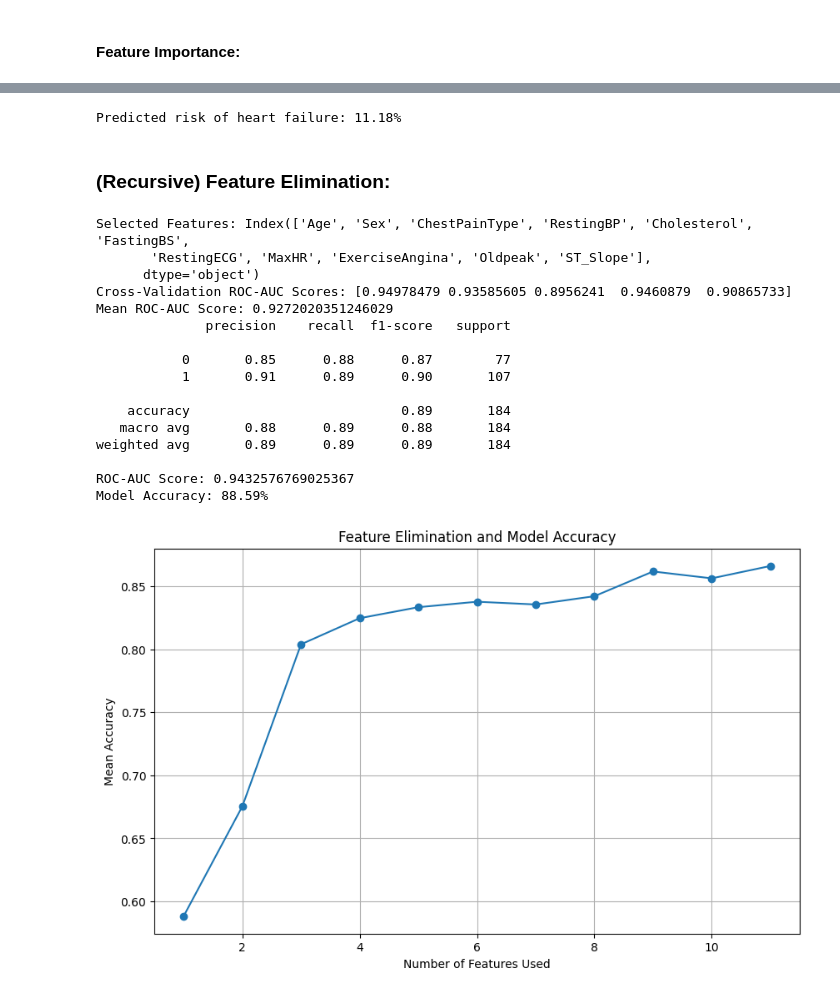
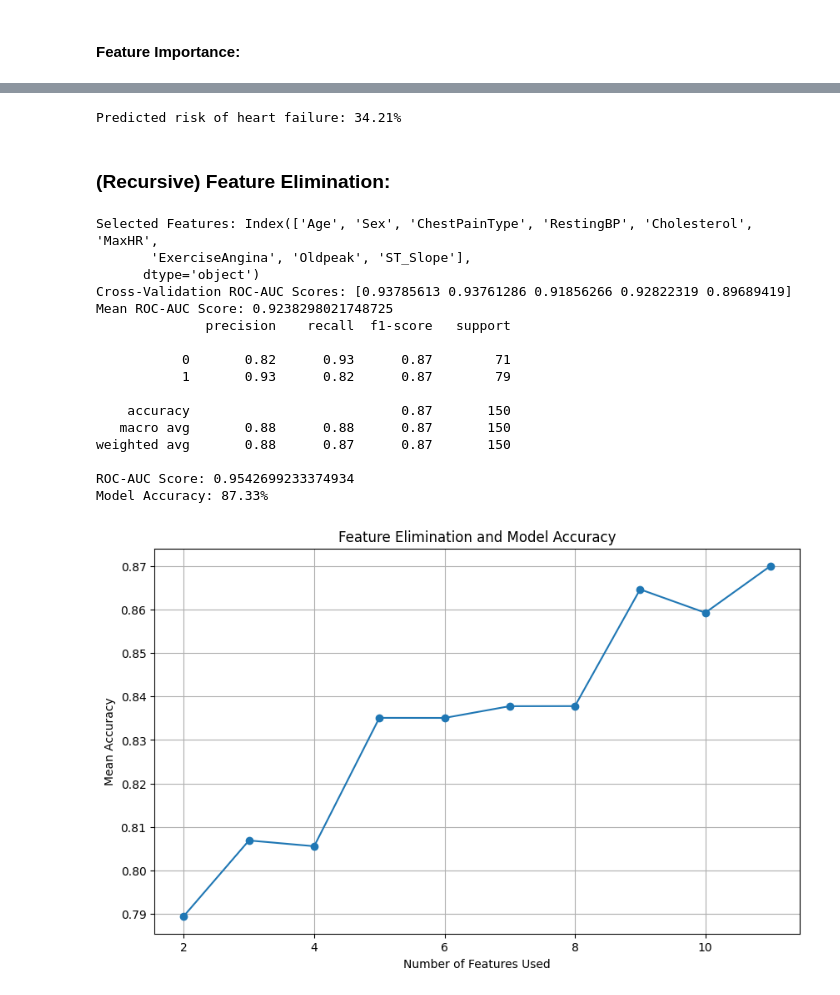
Before and after one commit to sunnypark12/CS4641_Group5, a Jupyter notebook: randomforest.ipynb, the cells around one changed output, grey strips where cells are left out. Saved outputs shown, nothing was run; the diff lists cells and outputs as text; code cells hidden in the pictures.

Commit message:
with cleaned data using elimination of invalid data

```diff
--- a/randomforest.ipynb
+++ b/randomforest.ipynb
@@ -33,3 +33,16 @@ HeartDisease               int64
 dtype: object
 # %% [markdown]
 #### categorical features: Age, ChestPainType, RestingECG, ExcerciseAgina, ST_Slope
+# %%
+# Remove rows where RestingBP or Cholesterol columns have zero values
+cleaned_df = df[(df['RestingBP'] != 0) & (df['Cholesterol'] != 0)]
+
+# Save the cleaned dataset to a new CSV file
+cleaned_file_path = 'cleaned_heart.csv'
+cleaned_df.to_csv(cleaned_file_path, index=False)
+
+# Display the first few rows of the cleaned dataframe
+print(cleaned_df.head())
+
+file_path = './Data/cleaned_heart.csv'
+df = pd.read_csv(file_path)
@@ -289,13 +316,13 @@ new_data_scaled = scaler.transform(new_data)
 risk_percentage = rf_model.predict_proba(new_data_scaled)[:, 1] * 100
 print("Predicted risk of heart failure: {:.2f}%".format(risk_percentage[0]))
 # %% [output]
-Predicted risk of heart failure: 11.18%
+Predicted risk of heart failure: 34.21%
 # %% [markdown]
 ### (Recursive) Feature Elimination:
 # %%
 from sklearn.feature_selection import RFE
 # Perform RFE to select top features
-n_features_to_select = 11  # Number of features you want to select
+n_features_to_select = 9  # Number of features you want to select
 rfe = RFE(estimator=rf_model, n_features_to_select=n_features_to_select)
 rfe.fit(X, y)
 
@@ -335,55 +362,55 @@ print("ROC-AUC Score:", roc_auc_score(y_test, y_proba))
 accuracy = accuracy_score(y_test, y_pred)
 print(f"Model Accuracy: {accuracy * 100:.2f}%")
 # %% [output]
-Selected Features: Index(['Age', 'Sex', 'ChestPainType', 'RestingBP', 'Cholesterol', 'FastingBS',
-       'RestingECG', 'MaxHR', 'ExerciseAngina', 'Oldpeak', 'ST_Slope'],
+Selected Features: Index(['Age', 'Sex', 'ChestPainType', 'RestingBP', 'Cholesterol', 'MaxHR',
+       'ExerciseAngina', 'Oldpeak', 'ST_Slope'],
       dtype='object')
-Cross-Validation ROC-AUC Scores: [0.94978479 0.93585605 0.8956241  0.9460879  0.90865733]
-Mean ROC-AUC Score: 0.9272020351246029
+Cross-Validation ROC-AUC Scores: [0.93785613 0.93761286 0.91856266 0.92822319 0.89689419]
+Mean ROC-AUC Score: 0.9238298021748725
               precision    recall  f1-score   support
 
-           0       0.85      0.88      0.87        77
-           1       0.91      0.89      0.90       107
+           0       0.82      0.93      0.87        71
+           1       0.93      0.82      0.87        79
 
-    accuracy                           0.89       184
-   macro avg       0.88      0.89      0.88       184
-weighted avg       0.89      0.89      0.89       184
+    accuracy                           0.87       150
+   macro avg       0.88      0.88      0.87       150
+weighted avg       0.88      0.87      0.87       150
 
-ROC-AUC Score: 0.9432576769025367
-Model Accuracy: 88.59%
+ROC-AUC Score: 0.9542699233374934
+Model Accuracy: 87.33%
 # %%
 # Scale numerical features
 scaler = StandardScaler()
 X_scaled = scaler.fit_transform(X)
 
 # Define the stratified k-fold cross-validation procedure
 kf = StratifiedKFold(n_splits=5, shuffle=True, random_state=42)
 
 # Initialize model and RFE
 rf_model = RandomForestClassifier(n_estimators=152, random_state=90)
 accuracies = []
 
 # Iterate over the number of features to select
-for n_features_to_select in range(1, X.shape[1] + 1):
+for n_features_to_select in range(2, X.shape[1] + 1):
     rfe = RFE(estimator=rf_model, n_features_to_select=n_features_to_select)
     rfe.fit(X_scaled, y)
 
     # Get the selected features
     selected_features = rfe.support_
     X_selected = X_scaled[:, selected_features]
 
     # Perform cross-validation and calculate mean accuracy
     cv_scores = cross_val_score(rf_model, X_selected, y, cv=kf, scoring='accuracy')
     mean_accuracy = np.mean(cv_scores)
     accuracies.append(mean_accuracy)
 
 # Plot the results
 plt.figure(figsize=(10, 6))
-plt.plot(range(1, X.shape[1] + 1), accuracies, marker='o')
+plt.plot(range(2, X.shape[1] + 1), accuracies, marker='o')
 plt.xlabel('Number of Features Used')
 plt.ylabel('Mean Accuracy')
 plt.title('Feature Elimination and Model Accuracy')
 plt.grid(True)
 plt.show()
 # %% [output]
-[figure, old version]
+[figure, new version]
```
Also changed, not shown: parts of 7 cells of this notebook, 2 other files.
